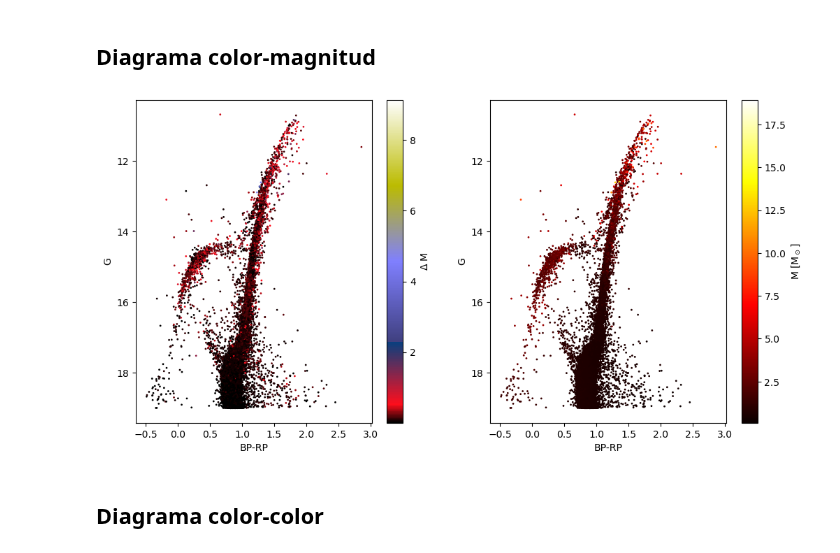
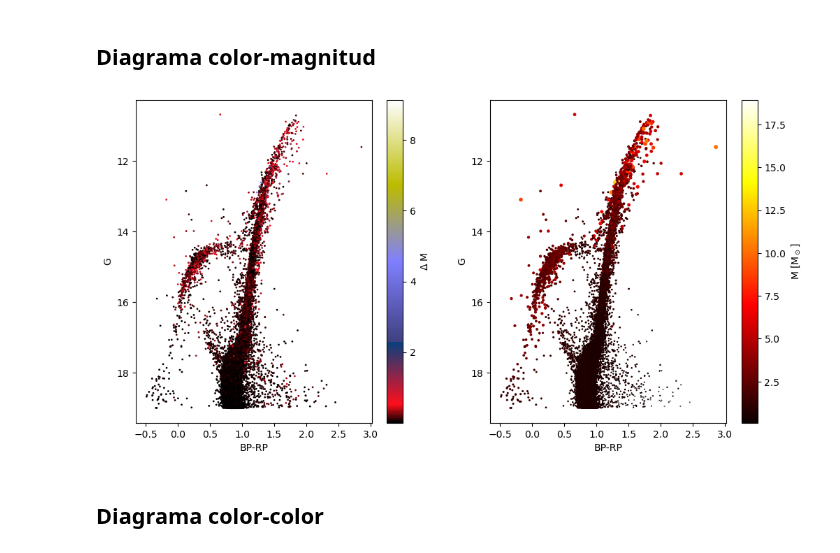
Before and after one commit to bejacore/trabajo-de-grado, a Jupyter notebook: notebooks/02-calculo_masas.ipynb, the cells around one changed output. Cells and saved outputs as stored; diff of their text form; code cells hidden in the pictures.

Commit message:
Investigate tails in CC diagrams via CMD
The CC diagrams showed strange tails. To understand their origin, it was
necessary to locate the stars forming those tails in the CMD.

```diff
--- a/notebooks/02-calculo_masas.ipynb
+++ b/notebooks/02-calculo_masas.ipynb
@@ -241,30 +241,32 @@ Ms = cluster_members_mass.loc[:, 'M']
 # %%
 fig, ax = plt.subplots(1, 2, figsize=(12, 6))
 
 ax0 = ax[0].scatter(cluster_members_mass['BP-RP'],
                     cluster_members_mass['Gmag'],
                     c=DM_max,
                     cmap='gist_stern',
-                    s=1)
+                    s=1,
+                    zorder=np.max(DM_max))
 ax[0].invert_yaxis()
 ax[0].set_xlabel('BP-RP')
 ax[0].set_ylabel('G')
 
 fig.colorbar(ax0, ax=ax[0], label=r'$\Delta$ M')
 
 ax1 = ax[1].scatter(cluster_members_mass['BP-RP'],
                     cluster_members_mass['Gmag'],
                     c=Ms,
                     cmap='hot',
-                    s=1)
+                    s=Ms,
+                    zorder=np.max(Ms))
 ax[1].invert_yaxis()
 ax[1].set_xlabel('BP-RP')
 ax[1].set_ylabel('G')
 
 fig.colorbar(ax1, ax=ax[1], label=r'M [M$_\odot$]')
 plt.show()
 # %% [output]
-[figure, old version]
+[figure, new version]
 # %% [markdown]
 ## Diagrama color-color
 # %%
```
Also changed, not shown: parts of 4 cells of this notebook.
